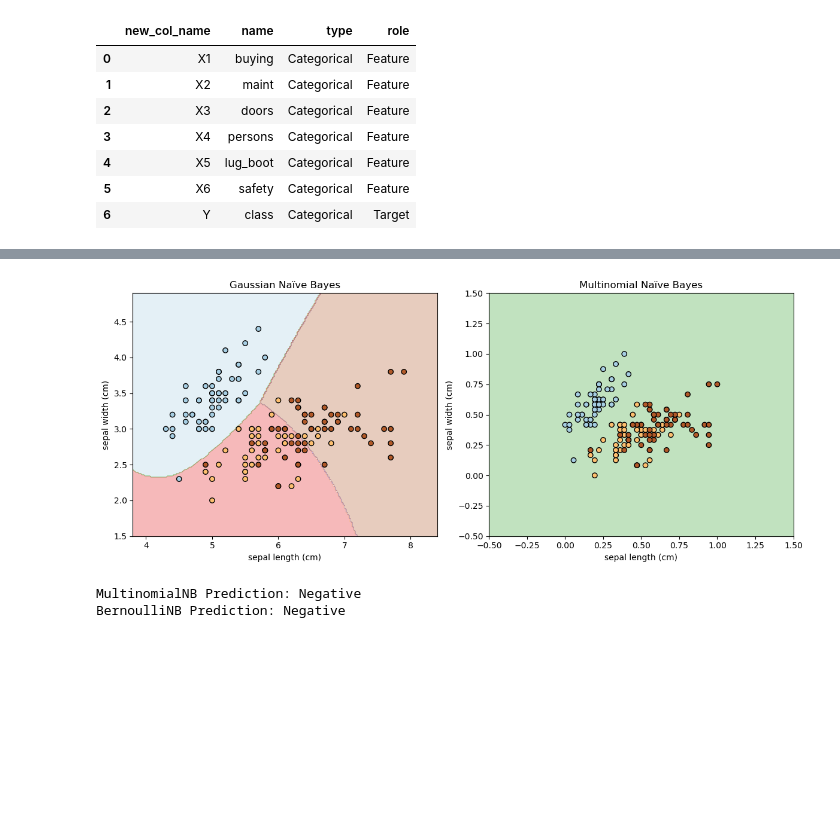
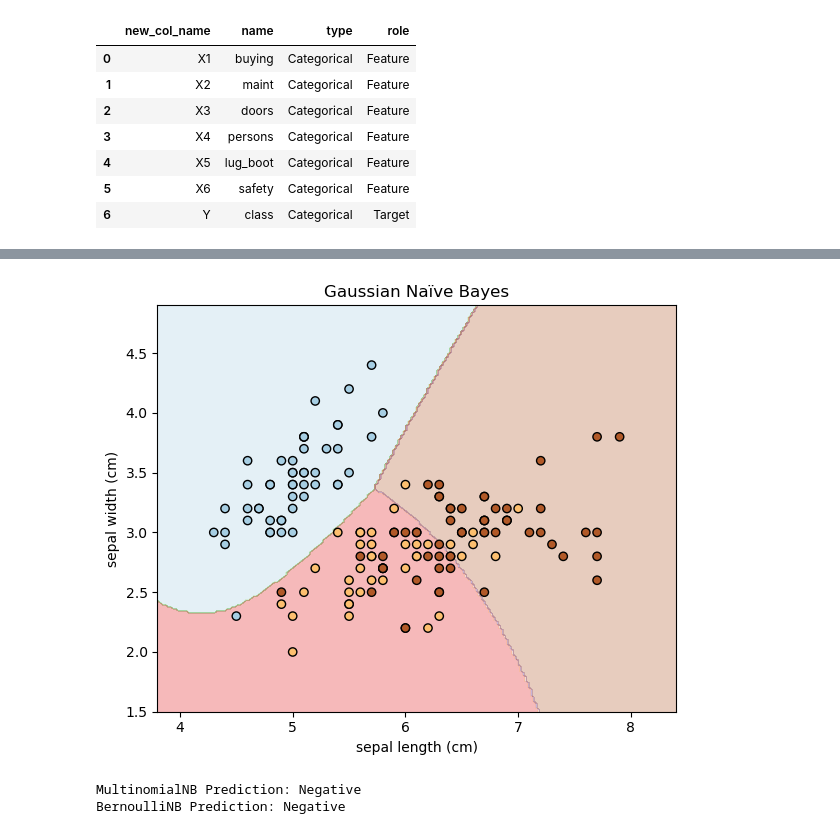
Before and after one commit to arvindsuresh-math/MATH-392-Intro-to-neural-networks, a Jupyter notebook: notebooks/09_intro-to-classification.ipynb, the cells around one changed output, grey strips where cells are left out. Drawn from its saved outputs; the diff is of its cells as text; code cells hidden in the pictures; blank space fills up the shorter version.

```diff
--- a/notebooks/09_intro-to-classification.ipynb
+++ b/notebooks/09_intro-to-classification.ipynb
@@ -236,60 +513,39 @@ TypeError: ufunc 'isfinite' not supported for the input types, and the inputs co
 # %%
-import numpy as np
-import matplotlib.pyplot as plt
 from sklearn import datasets
-from sklearn.naive_bayes import GaussianNB, MultinomialNB
-from sklearn.preprocessing import MinMaxScaler
+from sklearn.naive_bayes import GaussianNB
 
 # Load Iris dataset
 iris = datasets.load_iris()
 X = iris.data[:, :2]  # Select only two features for visualization
 y = iris.target       # Three class labels (0, 1, 2)
 
 # Train Gaussian Naïve Bayes
 gnb = GaussianNB()
 gnb.fit(X, y)
 
-# Train Multinomial Naïve Bayes (Requires Non-Negative Features)
-scaler = MinMaxScaler()  # Normalize feature values to non-negative range
-X_scaled = scaler.fit_transform(X)  # Required for MultinomialNB
-mnb = MultinomialNB()
-mnb.fit(X_scaled, y)
-
-# Function to plot decision boundaries
-def plot_decision_boundary(model, X, y, title, scaler=None):
+# Function to plot decision boundary
+def plot_decision_boundary(model, X, y, title):
     x_min, x_max = X[:, 0].min() - 0.5, X[:, 0].max() + 0.5
     y_min, y_max = X[:, 1].min() - 0.5, X[:, 1].max() + 0.5
     xx, yy = np.meshgrid(np.linspace(x_min, x_max, 200),
                          np.linspace(y_min, y_max, 200))
 
-    # Preprocess the grid if using MultinomialNB
-    grid_data = np.c_[xx.ravel(), yy.ravel()]
-    if scaler:
-        grid_data = scaler.transform(grid_data)
-
-    Z = model.predict(grid_data)
+    Z = model.predict(np.c_[xx.ravel(), yy.ravel()])
     Z = Z.reshape(xx.shape)
 
     # Plot decision boundary
+    plt.figure(figsize=(6, 5))
     plt.contourf(xx, yy, Z, alpha=0.3, cmap=plt.cm.Paired)
     plt.scatter(X[:, 0], X[:, 1], c=y, edgecolor="k", cmap=plt.cm.Paired)
     plt.xlabel(iris.feature_names[0])
     plt.ylabel(iris.feature_names[1])
     plt.title(title)
 
-# Plot decision boundaries for GaussianNB and MultinomialNB
-plt.figure(figsize=(12, 5))
-
-plt.subplot(1, 2, 1)
+# Plot decision boundary for GaussianNB
 plot_decision_boundary(gnb, X, y, "Gaussian Naïve Bayes")
-
-plt.subplot(1, 2, 2)
-plot_decision_boundary(mnb, X_scaled, y, "Multinomial Naïve Bayes", scaler)
-
 plt.tight_layout()
-plt.show()
 # %% [output]
-[figure, old version]
+[figure, new version]
 # %%
 import numpy as np
 from sklearn.feature_extraction.text import CountVectorizer, TfidfVectorizer
```
Also changed, not shown: parts of 13 cells of this notebook.
